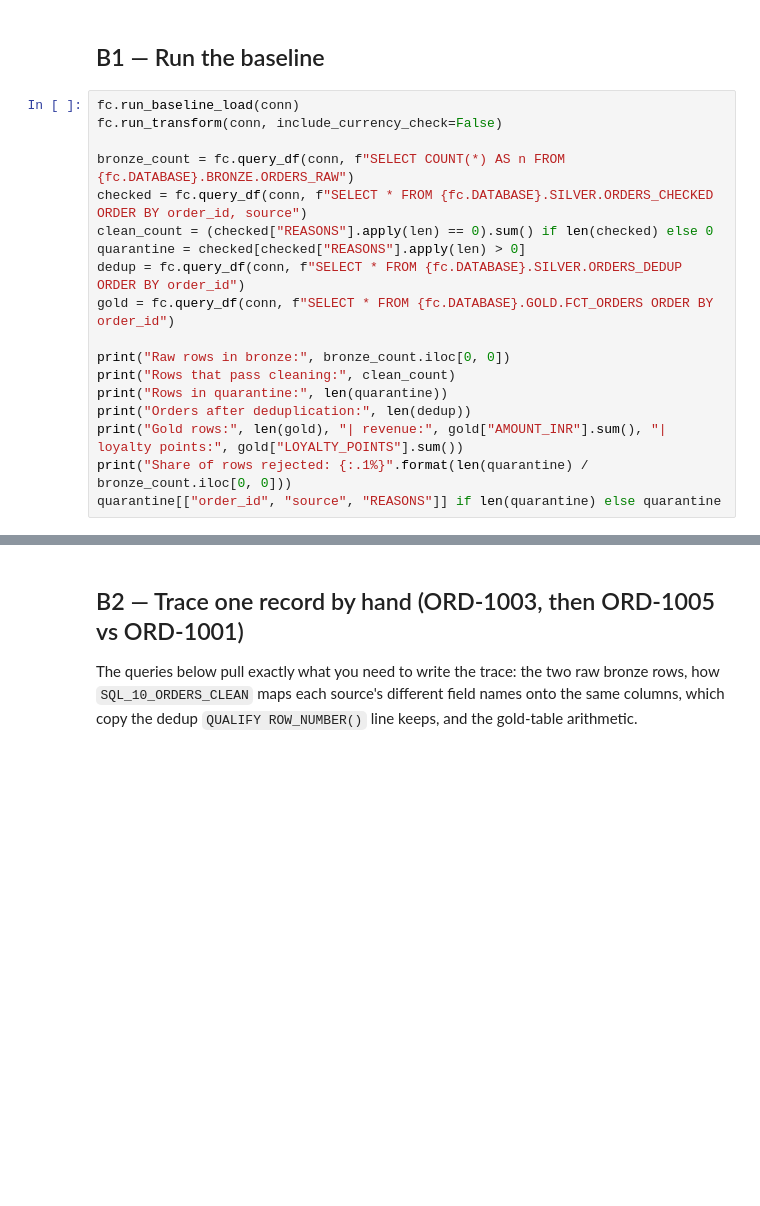
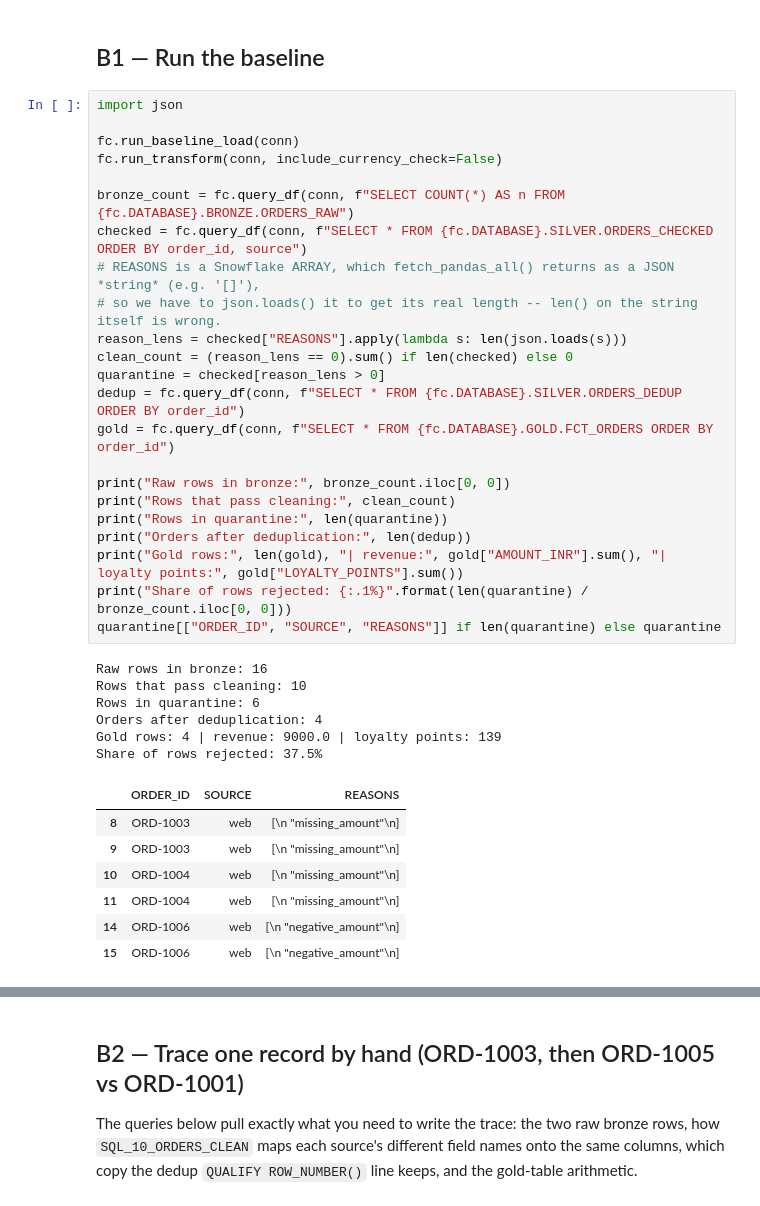
Before and after one commit to Sriprada30/freshcart-pipelines, a Jupyter notebook: elt/freshcart_elt.ipynb, the cells around one changed output, grey strips where cells are left out. Cells and saved outputs as stored; diff of their text form; blank space fills up the shorter version.

Commit message:
feat: execute FreshCart ELT notebook against live Snowflake, fill report with real B1-B5 results

```diff
--- a/elt/freshcart_elt.ipynb
+++ b/elt/freshcart_elt.ipynb
@@ -23,22 +30,41 @@ print("Connected and DDL applied.")
 # %% [markdown]
 ## B1 — Run the baseline
 # %%
+import json
+
 fc.run_baseline_load(conn)
 fc.run_transform(conn, include_currency_check=False)
 
 bronze_count = fc.query_df(conn, f"SELECT COUNT(*) AS n FROM {fc.DATABASE}.BRONZE.ORDERS_RAW")
 checked = fc.query_df(conn, f"SELECT * FROM {fc.DATABASE}.SILVER.ORDERS_CHECKED ORDER BY order_id, source")
-clean_count = (checked["REASONS"].apply(len) == 0).sum() if len(checked) else 0
-quarantine = checked[checked["REASONS"].apply(len) > 0]
+# REASONS is a Snowflake ARRAY, which fetch_pandas_all() returns as a JSON *string* (e.g. '[]'),
+# so we have to json.loads() it to get its real length -- len() on the string itself is wrong.
+reason_lens = checked["REASONS"].apply(lambda s: len(json.loads(s)))
+clean_count = (reason_lens == 0).sum() if len(checked) else 0
+quarantine = checked[reason_lens > 0]
 dedup = fc.query_df(conn, f"SELECT * FROM {fc.DATABASE}.SILVER.ORDERS_DEDUP ORDER BY order_id")
 gold = fc.query_df(conn, f"SELECT * FROM {fc.DATABASE}.GOLD.FCT_ORDERS ORDER BY order_id")
 
 print("Raw rows in bronze:", bronze_count.iloc[0, 0])
 print("Rows that pass cleaning:", clean_count)
 print("Rows in quarantine:", len(quarantine))
 print("Orders after deduplication:", len(dedup))
 print("Gold rows:", len(gold), "| revenue:", gold["AMOUNT_INR"].sum(), "| loyalty points:", gold["LOYALTY_POINTS"].sum())
 print("Share of rows rejected: {:.1%}".format(len(quarantine) / bronze_count.iloc[0, 0]))
-quarantine[["order_id", "source", "REASONS"]] if len(quarantine) else quarantine
+quarantine[["ORDER_ID", "SOURCE", "REASONS"]] if len(quarantine) else quarantine
+# %% [output]
+Raw rows in bronze: 16
+Rows that pass cleaning: 10
+Rows in quarantine: 6
+Orders after deduplication: 4
+Gold rows: 4 | revenue: 9000.0 | loyalty points: 139
+Share of rows rejected: 37.5%
+|  | ORDER_ID | SOURCE | REASONS |
+| 8 | ORD-1003 | web | [\n "missing_amount"\n] |
+| 9 | ORD-1003 | web | [\n "missing_amount"\n] |
+| 10 | ORD-1004 | web | [\n "missing_amount"\n] |
+| 11 | ORD-1004 | web | [\n "missing_amount"\n] |
+| 14 | ORD-1006 | web | [\n "negative_amount"\n] |
+| 15 | ORD-1006 | web | [\n "negative_amount"\n] |
 # %%
 checked  # inspect silver.orders_checked
```
Also changed, not shown: parts of 13 cells of this notebook, 1 other file.
